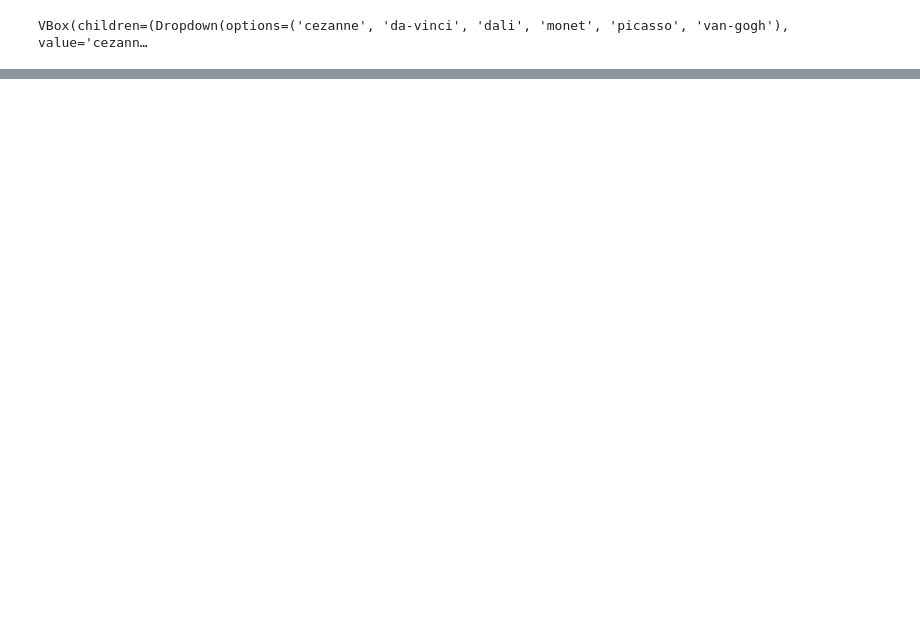
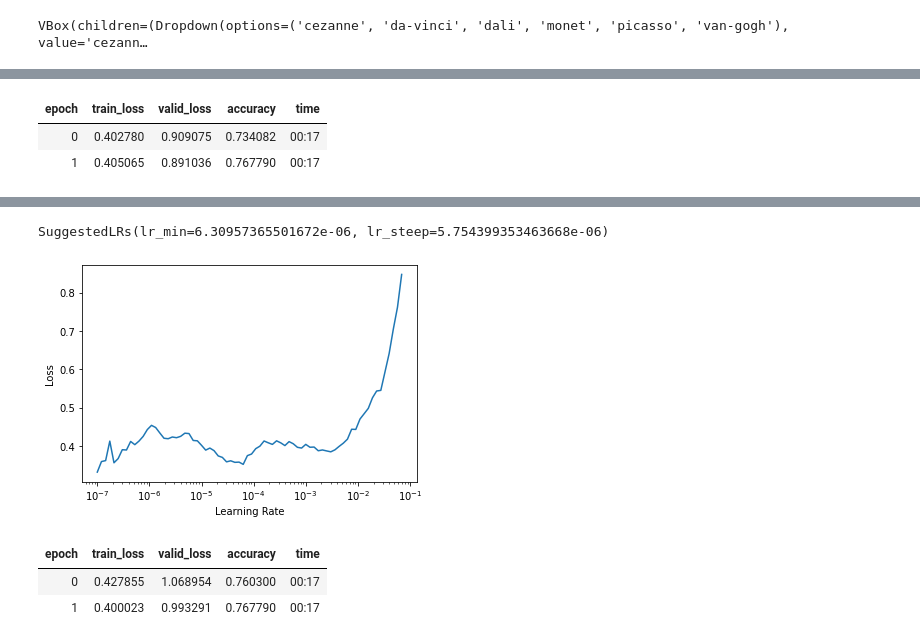
Before and after one commit to YoriVerbist/Bot-Ross, a Jupyter notebook: Classifier.ipynb, the cells around one changed output, grey strips where cells are left out. Cells and saved outputs as stored; diff of their text form; code cells hidden in the pictures; blank space fills up the shorter version.

```diff
--- a/Classifier.ipynb
+++ b/Classifier.ipynb
@@ -57,0 +117,6 @@ learn_34.export(fname='firstmodel.pkl')
+# %%
+dls_smallbatch= paintings.dataloaders('resources/cleaned', num_workers=0, bs=32)
+# %%
+learn_50_weighted = cnn_learner(dls_smallbatch, resnet50, loss_func=loss_func, metrics=accuracy)
+# %%
+learn_50_weighted.fit_one_cycle(10)
@@ -57,0 +135,9 @@ learn_34.export(fname='firstmodel.pkl')
+# %%
+learn_50_weighted.fit_one_cycle(2)
+# %% [output]
+| epoch | train_loss | valid_loss | accuracy | time |
+| 0 | 0.402780 | 0.909075 | 0.734082 | 00:17 |
+| 1 | 0.405065 | 0.891036 | 0.767790 | 00:17 |
+# %%
+learn_50_weighted.lr_find()
+# %% [output]
@@ -57,0 +145,8 @@ learn_34.export(fname='firstmodel.pkl')
+SuggestedLRs(lr_min=6.30957365501672e-06, lr_steep=5.754399353463668e-06)
+[figure, added]
+# %%
+learn_50_weighted.fit_one_cycle(2, 10e-4)
+# %% [output]
+| epoch | train_loss | valid_loss | accuracy | time |
+| 0 | 0.427855 | 1.068954 | 0.760300 | 00:17 |
+| 1 | 0.400023 | 0.993291 | 0.767790 | 00:17 |
```
Also changed, not shown: parts of 18 cells of this notebook, 1 other file.
